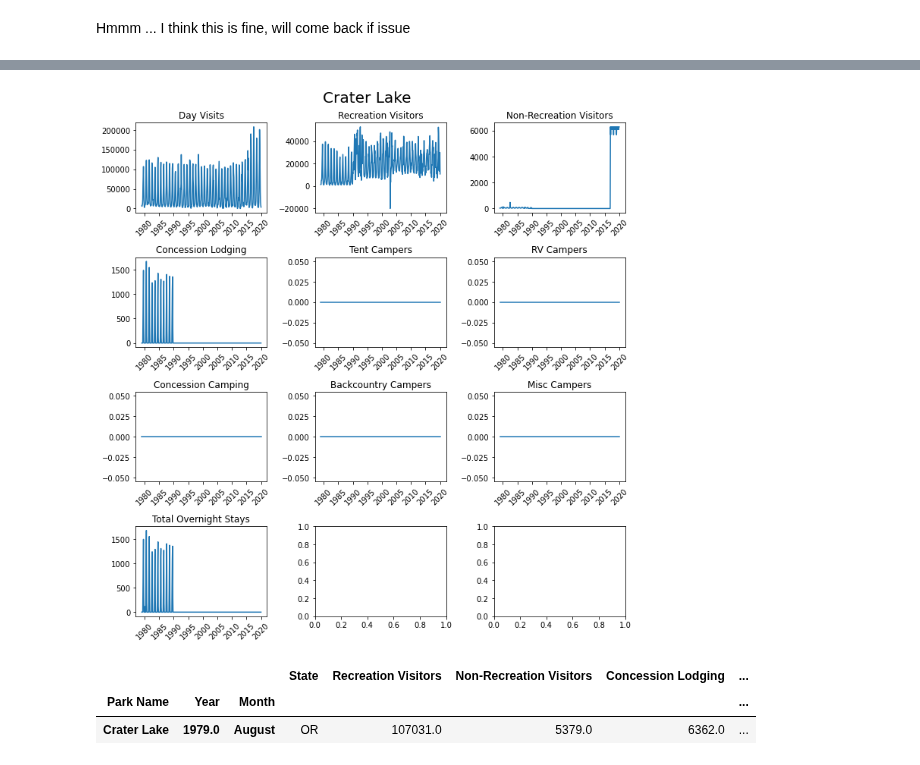
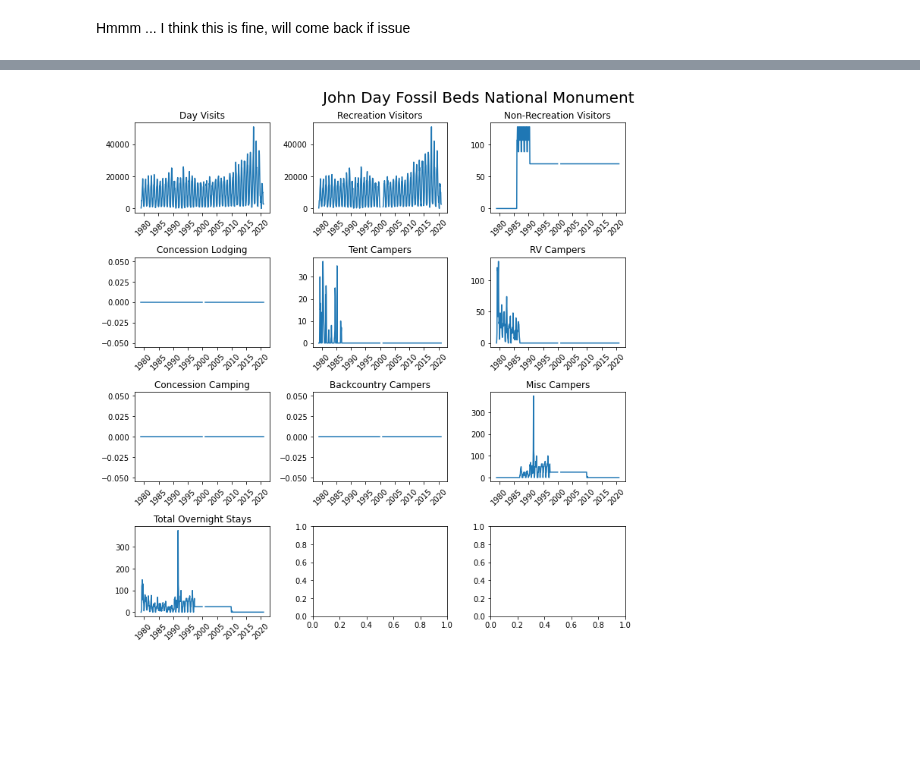
Before and after one commit to UW-Hydro/drought_impact, a Jupyter notebook: Notebooks/format_parks.ipynb, the cells around one changed output, grey strips where cells are left out. Saved outputs shown, nothing was run; the diff lists cells and outputs as text; code cells hidden in the pictures; blank space fills up the shorter version.

Commit message:
Finished formatting daily and overnight data into a single netcdf. The first version exported is just daily while the second version includes daily and overnight data

```diff
--- a/Notebooks/format_parks.ipynb
+++ b/Notebooks/format_parks.ipynb
@@ -212,5 +248,6 @@ long_months = ['January','February','March','April','May','June','July','August'
 # %%
-# just popping off the state value cause don't really need that
-overnight_data = list(nat_park_overnight.columns)[1:]
+# just popping off the state value and Month cause don't really need that
+# added to our dataset as a variable
+overnight_data = list(nat_park_overnight.columns)[2:]
 overnight_data
 # %% [output]
@@ -223,5 +261,8 @@ overnight_data
  'Backcountry Campers',
  'Misc Campers',
  'Total Overnight Stays']
+# %%
+for o_data in overnight_data[1:]:
+    nat_park_overnight[o_data] = nat_park_overnight[o_data].astype(float)
 # %%
 # check we get values
@@ -234,17 +275,22 @@ nat_park_overnight.loc[parks[0],years[0],long_months[0]]
 nat_park_ds = nat_park_visits_ds.copy()
 nat_park_ds = nat_park_ds.rename({'day_visits':'Day Visits'})
 
-for o_data in overnight_data:
+for o_data in overnight_data[1:]:
     # setup the shape
     nat_park_ds[o_data] = np.nan*nat_park_ds['Day Visits'].copy()
     # go through and input data
     for park in parks:
-        for year in years:
-            for month, month_num in zip(long_months, np.arange(1,13,1)):
-                try:
-                    nat_park_ds[o_data].loc[f"{int(year)}-{month_num}-01"] = 1 #nat_park_overnight.loc[park, year, month][o_data].values
-                except:
-                    pass
+        sel_data = nat_park_overnight.loc[park]
+        for i in np.arange(len(sel_data)):
+            # look up what year and month we have at this index
+            year = sel_data['Year'].iloc[i]
+            month = sel_data['Month'].iloc[i]
+            # check that we aren't pulling one of the totals values
+            if month in long_months:
+                month_num = month_to_num[month]
+                nat_park_ds[o_data].loc[f"{int(year)}-{month_num}-01", park] = sel_data[o_data].iloc[i]
+
+# now note that we may not have at every time for every park, so nans exist where this happens
 nat_park_ds
 # %% [output]
 <xarray.Dataset>
@@ -266,8 +312,0 @@ Data variables:
-# %%
-nat_park_ds.attrs = {
-    "Source": "https://irma.nps.gov/STATS/Reports/Park",
-    "Original Download": "3/9/21 by K. Hegewisch",
-    "Reformatted": "11/12/21 by A. Stein",
-    "Notes": "May contain typos from original copying"
-}
-nat_park_ds
@@ -292,23 +313,15 @@ Data variables:
 # %%
 fig, axs = plt.subplots(4,3, figsize=(10,10))
 ax = axs.ravel()
 
-park = parks[0]
+park = parks[1]
 
 for i, var in enumerate(nat_park_ds.var()):
     ax[i].plot(nat_park_ds['time'].values, nat_park_ds[var].sel(park=park).values)
     ax[i].set_title(var)
     ax[i].tick_params(axis='x', rotation=45)
 
 fig.text(0.42, 1, park, fontsize=20)
 plt.tight_layout()
 # %% [output]
-[figure, old version]
+[figure, new version]
-# %%
-# hm, that's not quite right.
-
-nat_park_overnight.loc['Crater Lake',1979,'August']
-# %% [output]
-|  |  |  | State | Recreation Visitors | Non-Recreation Visitors | Concession Lodging | ... |
-| Park Name | Year | Month |  |  |  |  | ... |
-| Crater Lake | 1979.0 | August | OR | 107031.0 | 5379.0 | 6362.0 | ... |
```
Also changed, not shown: parts of 29 cells of this notebook.
